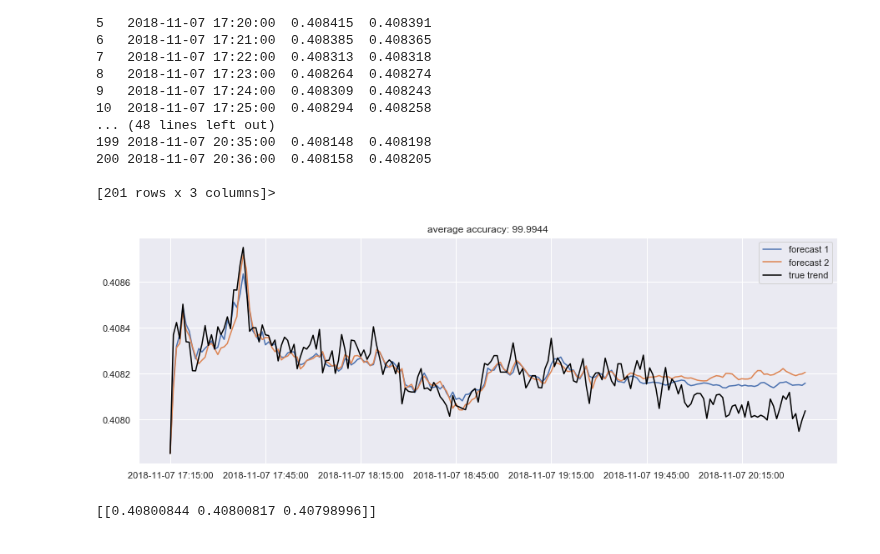
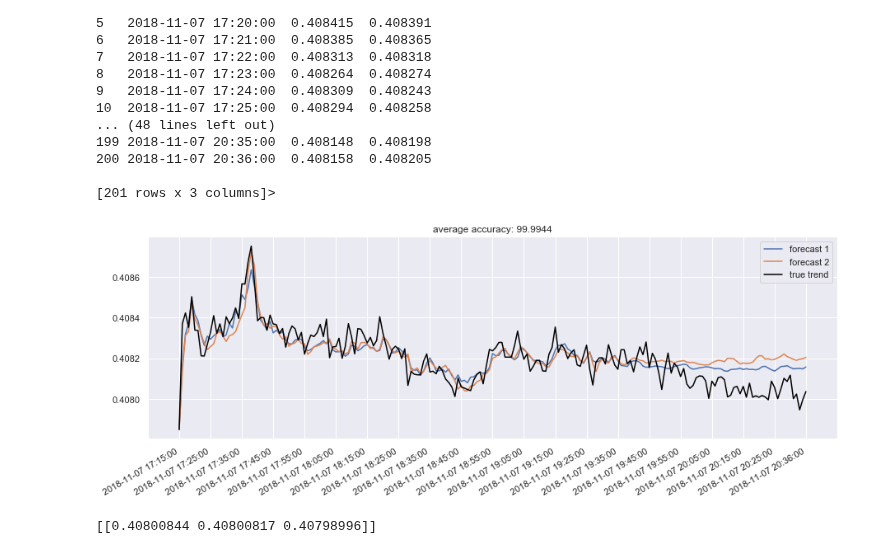
Before and after one commit to yingchen0505/stock_forecast, a Jupyter notebook: deep-learning/futures_ratio_forecast.ipynb, the cells around one changed output. Cells and saved outputs as stored; diff of their text form; code cells hidden in the pictures.

```diff
--- a/deep-learning/futures_ratio_forecast.ipynb
+++ b/deep-learning/futures_ratio_forecast.ipynb
@@ -271,19 +271,21 @@ results_frame.head
 # %%
 accuracies = [calculate_accuracy(df['HCHI'].values, r[:]) for r in accepted_results]
 
 plt.figure(figsize = (15, 5))
 for no, r in enumerate(accepted_results):
     plt.plot(r, label = 'forecast %d'%(no + 1))
 plt.plot(df['HCHI'], label = 'true trend', c = 'black')
 plt.legend()
 plt.title('average accuracy: %.4f'%(np.mean(accuracies)))
 
 x_range_future = np.arange(len(results[0]))
-plt.xticks(x_range_future[::30], date_ori[::30])
-
+tick_size = int(DATASET_SIZE / 20)
+plt.xticks(x_range_future[::tick_size], date_ori[::tick_size])
+plt.gcf().autofmt_xdate()
+plt.savefig('plot.png')
 plt.show()
 # %% [output]
-[figure, old version]
+[figure, new version]
 # %%
 accepted_results_arr = np.array(accepted_results)
 print(accepted_results_arr[:, -3:])
```
Also changed, not shown: 2 other files.
